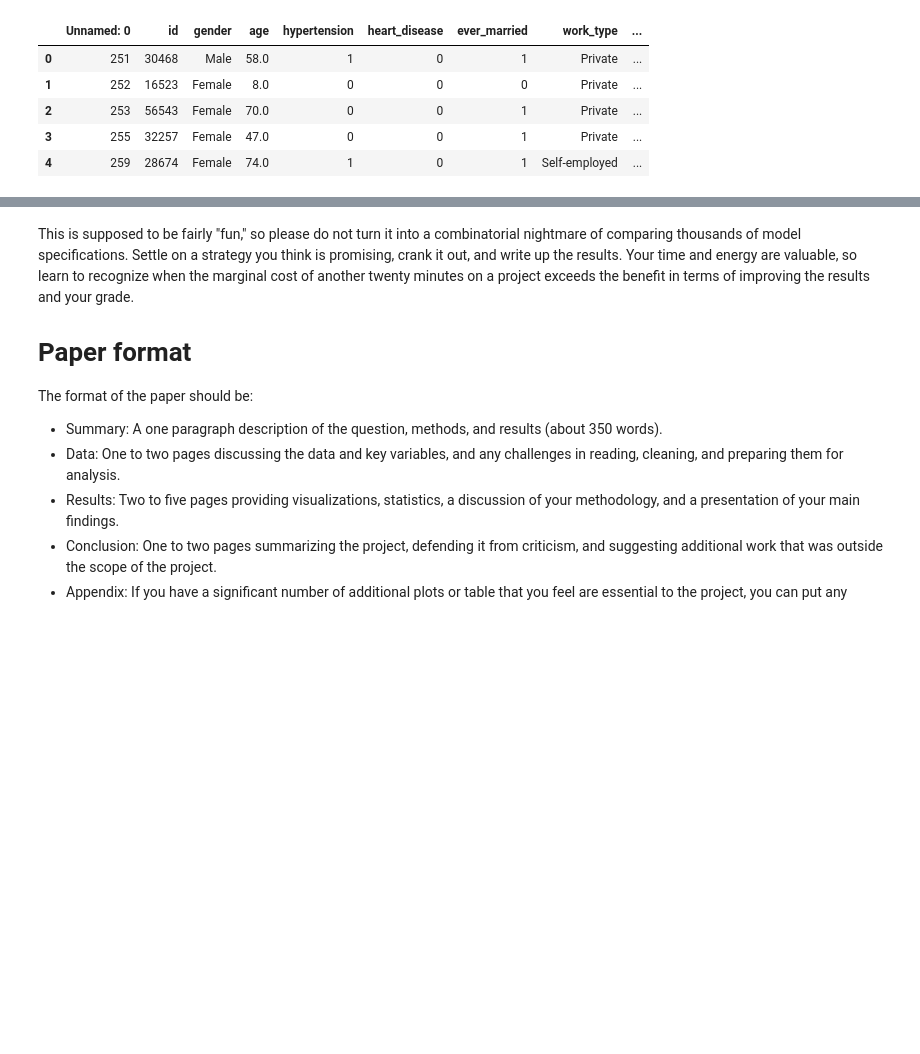
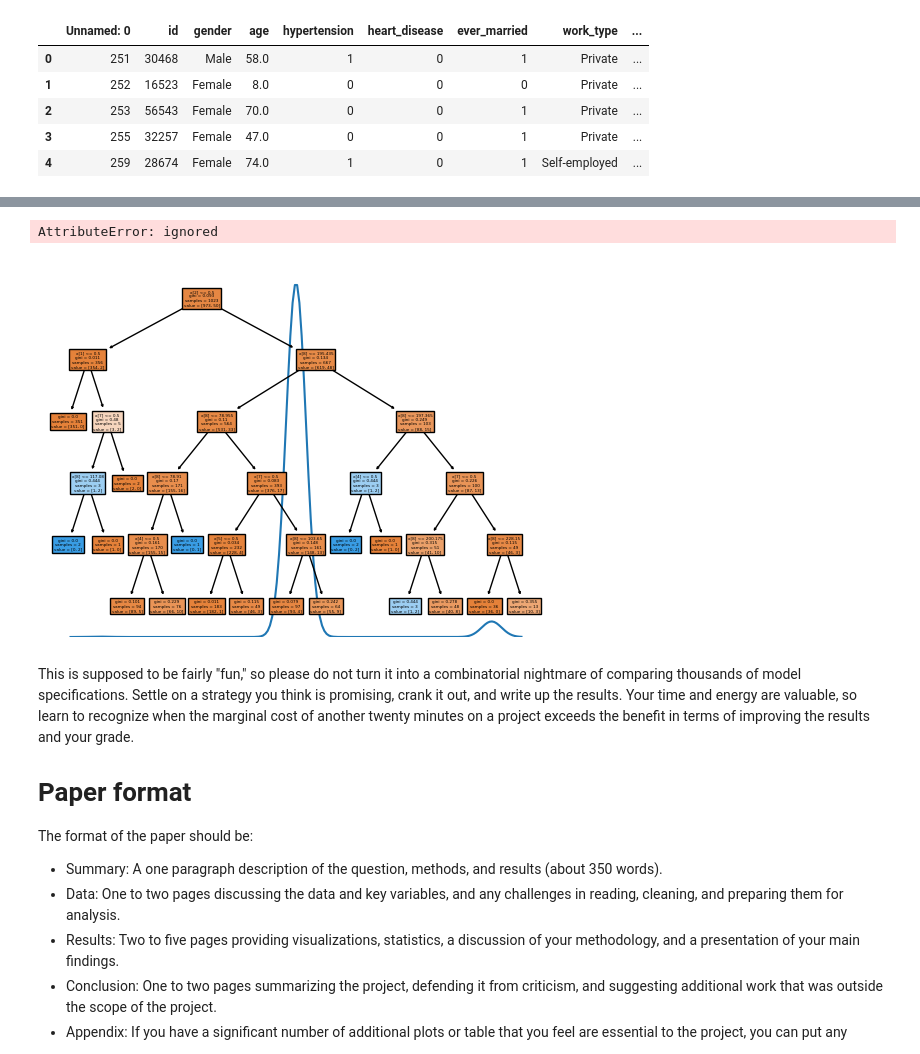
Before and after one commit to DS3001/group9, a Jupyter notebook: project_2/lab2.ipynb, the cells around one changed output, grey strips where cells are left out. Saved outputs shown, nothing was run; the diff lists cells and outputs as text; code cells hidden in the pictures; blank space fills up the shorter version.

Commit message:
First decision tree

```diff
--- a/project_2/lab2.ipynb
+++ b/project_2/lab2.ipynb
@@ -140,3 +166,51 @@ array([ 87.96, 110.89,  69.04, 210.95, 205.84,  77.08,  57.08,  95.04,
+# %%
+# prepare variables for tree classification
+### all categoricals w/ binary or one_hot_encoding
+
+# FEMALE: 0, MALE: 1
+temp = df_train['gender'].replace("Female", 0).replace("Male", 1)
+df_train_ohe['gender'] = temp
+
+temp = df_test['gender'].replace("Female", 0).replace("Male", 1)
+df_test_ohe['gender'] = temp
+# %%
+X_train = df_train_ohe[['hypertension', 'heart_disease', 'ever_married', 'Unknown', 'never smoked', 'formerly smoked', 'smokes', 'gender', 'avg_glucose_level']]
+y_train = df_train_ohe['stroke']
+
+X_test = df_test_ohe[['hypertension', 'heart_disease', 'ever_married', 'Unknown', 'never smoked', 'formerly smoked', 'smokes', 'gender', 'avg_glucose_level']]
+y_test = df_test_ohe['stroke']
+# %%
+## Decision Tree
+from sklearn import tree
+
+model = tree.DecisionTreeClassifier(max_depth=5) # Fit the classifier
+cart = model.fit(X_train, y_train)
+tree.plot_tree(cart,filled=True)
+
+## Make Predictions on the Test Set
+y_hat_cart = cart.predict(X_test)
+residuals_cart = y_test - y_hat_cart
+
+## Residual plot:
+sns.kdeplot(residuals_cart)
+
+## True versus predicted plot:
+plt.scatter(x=y_hat_cart,y=y_test)
+
+plt.show()
+
+SSE_cart = np.sum( (y_test-y_hat_cart)**2 )
+MSE_cart = (1/len(y_test))*np.sum( (y_test-y_hat_cart)**2 )
+RMSE_cart = (SSE_cart/len(y_test))**(1/2)
+
+TSS = np.sum( (y_test - y_train.mean())**2 ) # found in model_evaluation doc
+
+R2_cart = 1 - SSE_cart/TSS
+
+print(RMSE_cart)
+# %% [output]
+AttributeError: ignored
+[figure, added]
 # %% [markdown]
 This is supposed to be fairly "fun," so please do not turn it into a combinatorial nightmare of comparing thousands of model specifications. Settle on a strategy you think is promising, crank it out, and write up the results. Your time and energy are valuable, so learn to recognize when the marginal cost of another twenty minutes on a project exceeds the benefit in terms of improving the results and your grade.
 
```
Also changed, not shown: parts of 4 cells of this notebook.
